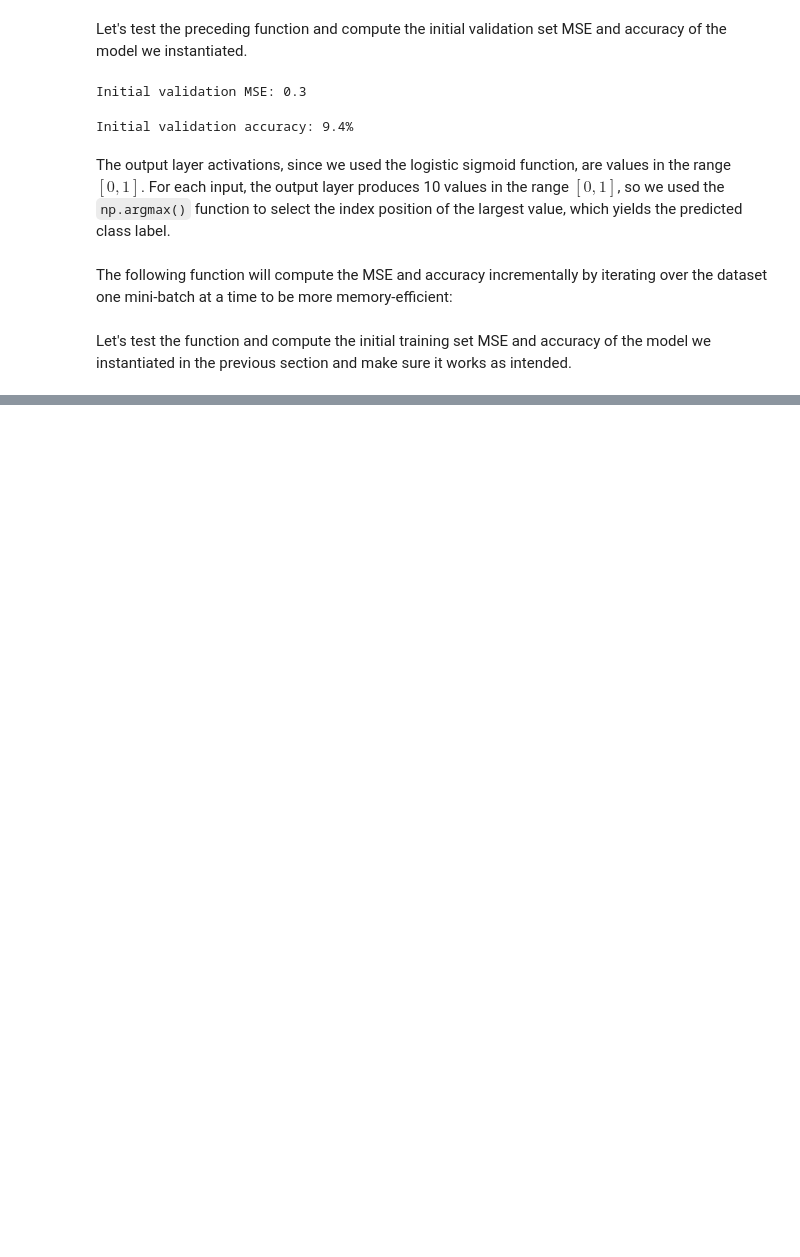
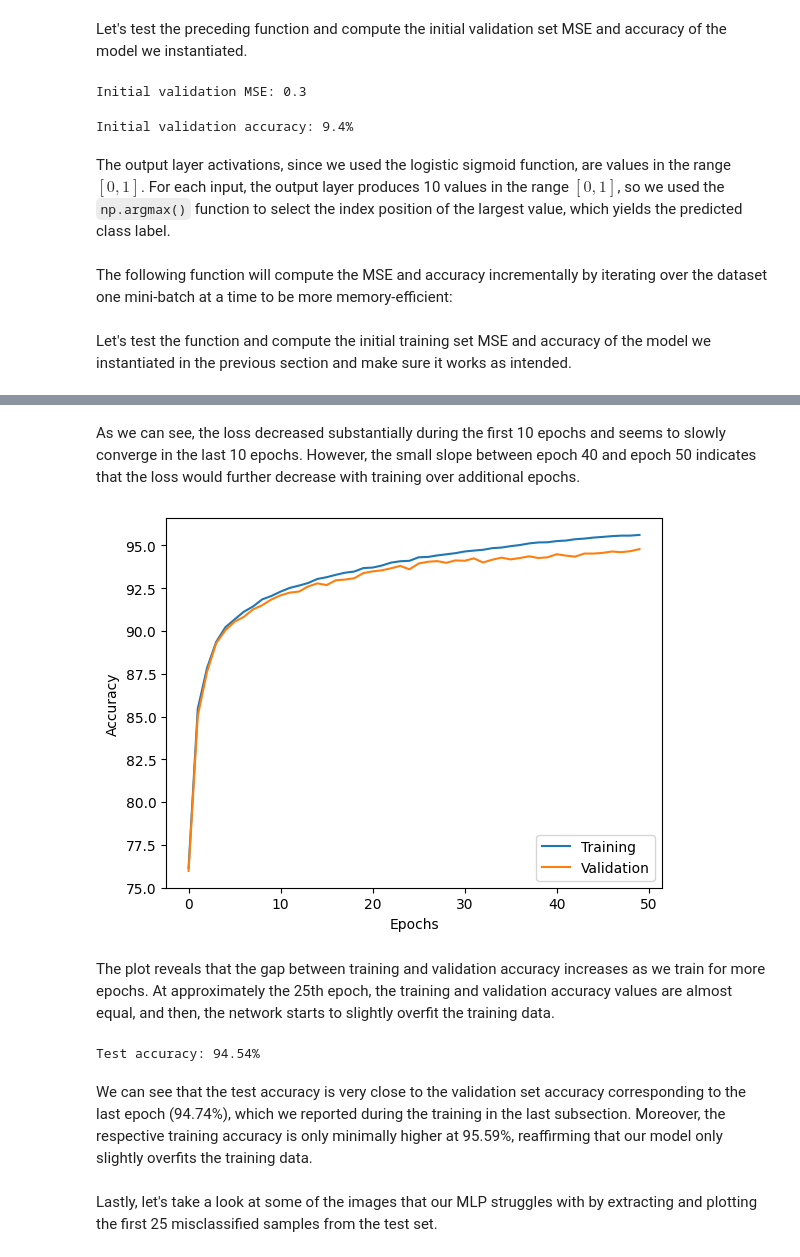
Before and after one commit to lcarnevale/bio-inspired-artificial-intelligence, a Jupyter notebook: lab1-neural-systems/lab01.5-multilayer-perceptron.ipynb, the cells around one changed output, grey strips where cells are left out. Drawn from its saved outputs; the diff is of its cells as text; code cells hidden in the pictures; blank space fills up the shorter version.

Commit message:
update neural networks labs

```diff
--- a/lab1-neural-systems/lab01.5-multilayer-perceptron.ipynb
+++ b/lab1-neural-systems/lab01.5-multilayer-perceptron.ipynb
@@ -276,0 +354,24 @@ Initial valid accuracy: 9.4%
+# %% [markdown]
+As we can see, the loss decreased substantially during the first 10 epochs and seems to slowly converge in the last 10 epochs. However, the small slope between epoch 40 and epoch 50 indicates that the loss would further decrease with training over additional epochs.
+# %%
+plt.plot(range(len(epoch_train_acc)), epoch_train_acc,
+         label='Training')
+plt.plot(range(len(epoch_valid_acc)), epoch_valid_acc,
+         label='Validation')
+plt.ylabel('Accuracy')
+plt.xlabel('Epochs')
+plt.legend(loc='lower right')
+plt.show()
+# %% [output]
+[figure, added]
+# %% [markdown]
+The plot reveals that the gap between training and validation accuracy increases as we train for more epochs. At approximately the 25th epoch, the training and validation accuracy values are almost equal, and then, the network starts to slightly overfit the training data.
+# %%
+test_mse, test_acc = compute_mse_and_acc(model, X_test, y_test)
+print(f'Test accuracy: {test_acc*100:.2f}%')
+# %% [output]
+Test accuracy: 94.54%
+# %% [markdown]
+We can see that the test accuracy is very close to the validation set accuracy corresponding to the last epoch (94.74%), which we reported during the training in the last subsection. Moreover, the respective training accuracy is only minimally higher at 95.59%, reaffirming that our model only slightly overfits the training data.
+# %% [markdown]
+Lastly, let's take a look at some of the images that our MLP struggles with by extracting and plotting the first 25 misclassified samples from the test set.
```
Also changed, not shown: parts of 10 cells of this notebook, 2 other files.
